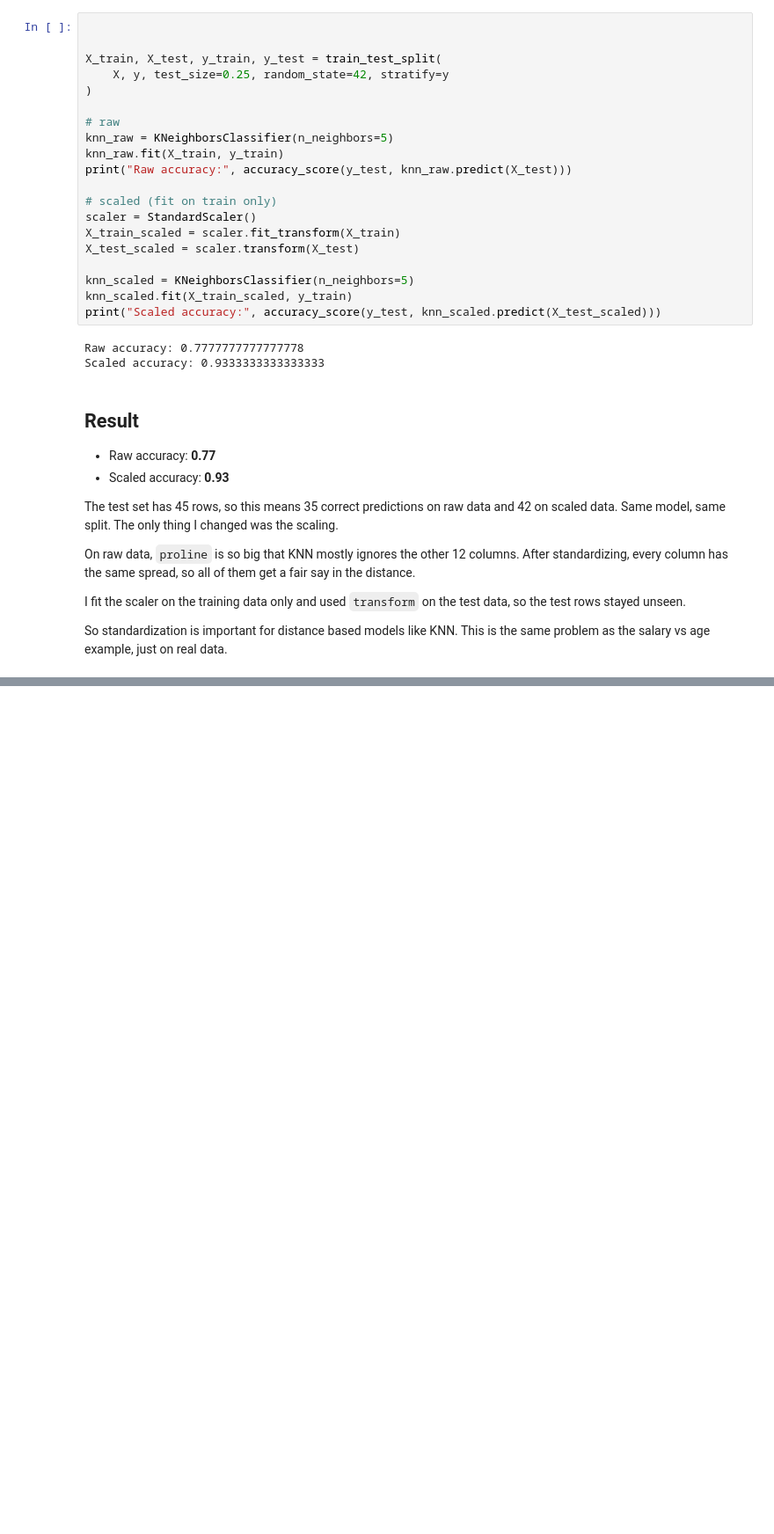
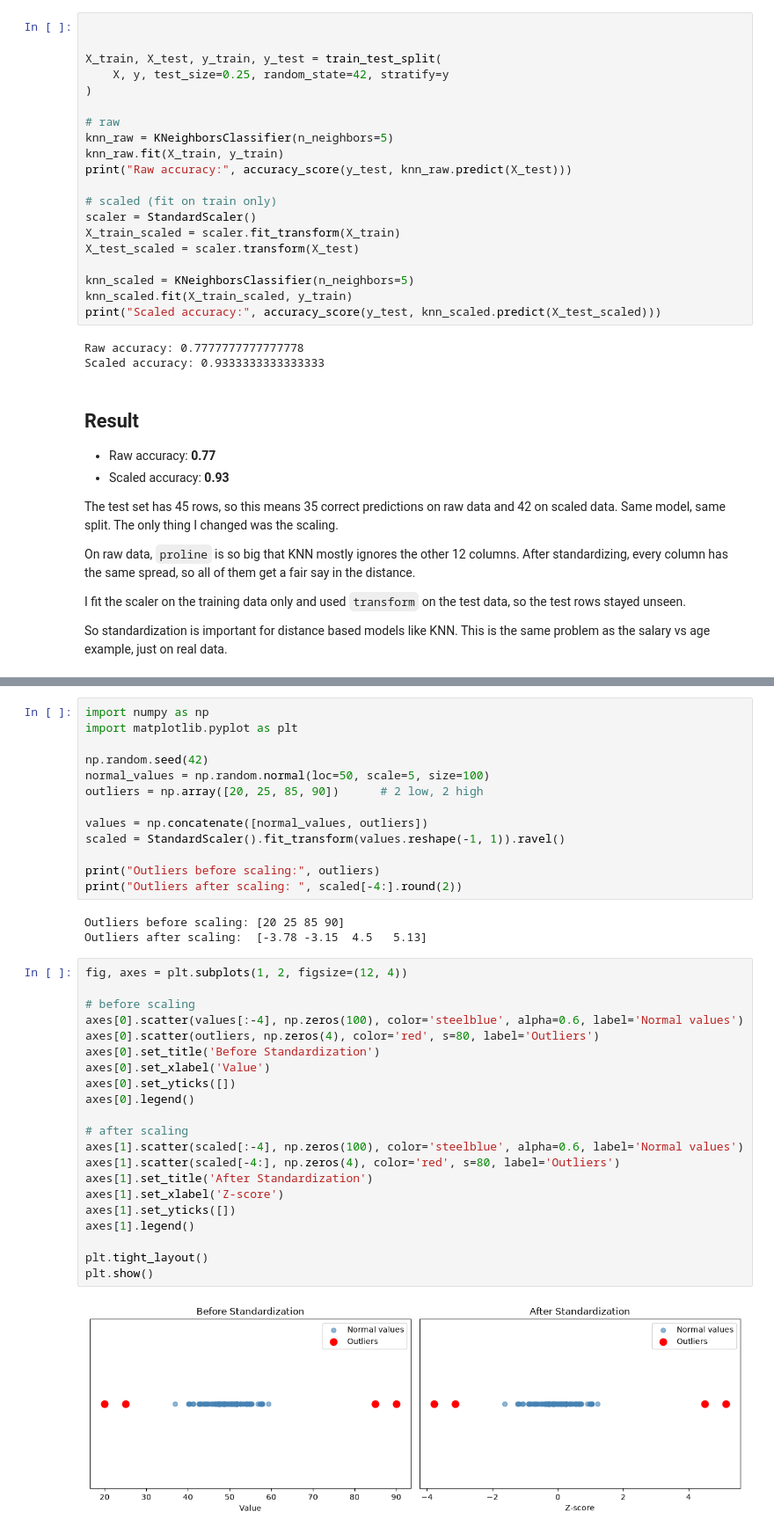
Before and after one commit to mtariq-neural/ml-journey, a Jupyter notebook: 02-ml-fundamentals/02-feature-engineering/02-standardization.ipynb, the cells around one changed output, grey strips where cells are left out. Shown at 88% size. Drawn from its saved outputs; the diff is of its cells as text; blank space fills up the shorter version.

Commit message:
Add outlier example to standardization notebook

```diff
--- a/02-ml-fundamentals/02-feature-engineering/02-standardization.ipynb
+++ b/02-ml-fundamentals/02-feature-engineering/02-standardization.ipynb
@@ -207,0 +212,39 @@ So standardization is important for distance based models like KNN. This is the
+# %%
+import numpy as np
+import matplotlib.pyplot as plt
+
+np.random.seed(42)
+normal_values = np.random.normal(loc=50, scale=5, size=100)
+outliers = np.array([20, 25, 85, 90])      # 2 low, 2 high
+
+values = np.concatenate([normal_values, outliers])
+scaled = StandardScaler().fit_transform(values.reshape(-1, 1)).ravel()
+
+print("Outliers before scaling:", outliers)
+print("Outliers after scaling: ", scaled[-4:].round(2))
+# %% [output]
+Outliers before scaling: [20 25 85 90]
+Outliers after scaling:  [-3.78 -3.15  4.5   5.13]
+# %%
+fig, axes = plt.subplots(1, 2, figsize=(12, 4))
+
+# before scaling
+axes[0].scatter(values[:-4], np.zeros(100), color='steelblue', alpha=0.6, label='Normal values')
+axes[0].scatter(outliers, np.zeros(4), color='red', s=80, label='Outliers')
+axes[0].set_title('Before Standardization')
+axes[0].set_xlabel('Value')
+axes[0].set_yticks([])
+axes[0].legend()
+
+# after scaling
+axes[1].scatter(scaled[:-4], np.zeros(100), color='steelblue', alpha=0.6, label='Normal values')
+axes[1].scatter(scaled[-4:], np.zeros(4), color='red', s=80, label='Outliers')
+axes[1].set_title('After Standardization')
+axes[1].set_xlabel('Z-score')
+axes[1].set_yticks([])
+axes[1].legend()
+
+plt.tight_layout()
+plt.show()
+# %% [output]
+[figure, added]
```
Also changed, not shown: parts of 2 cells of this notebook.
